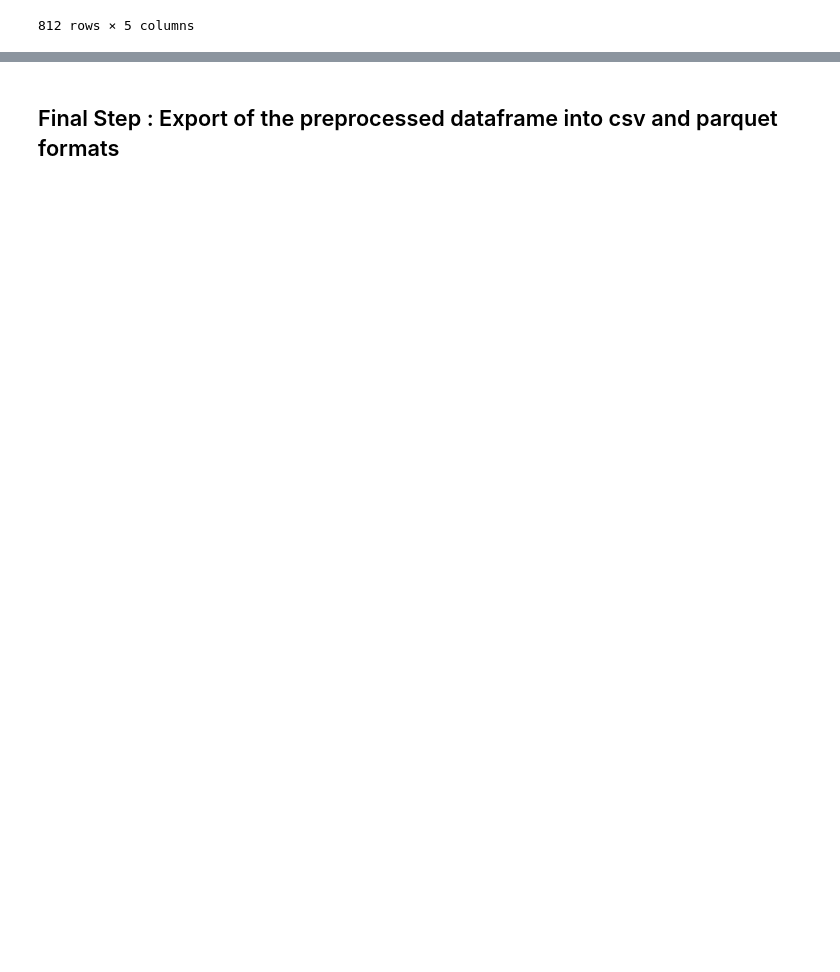
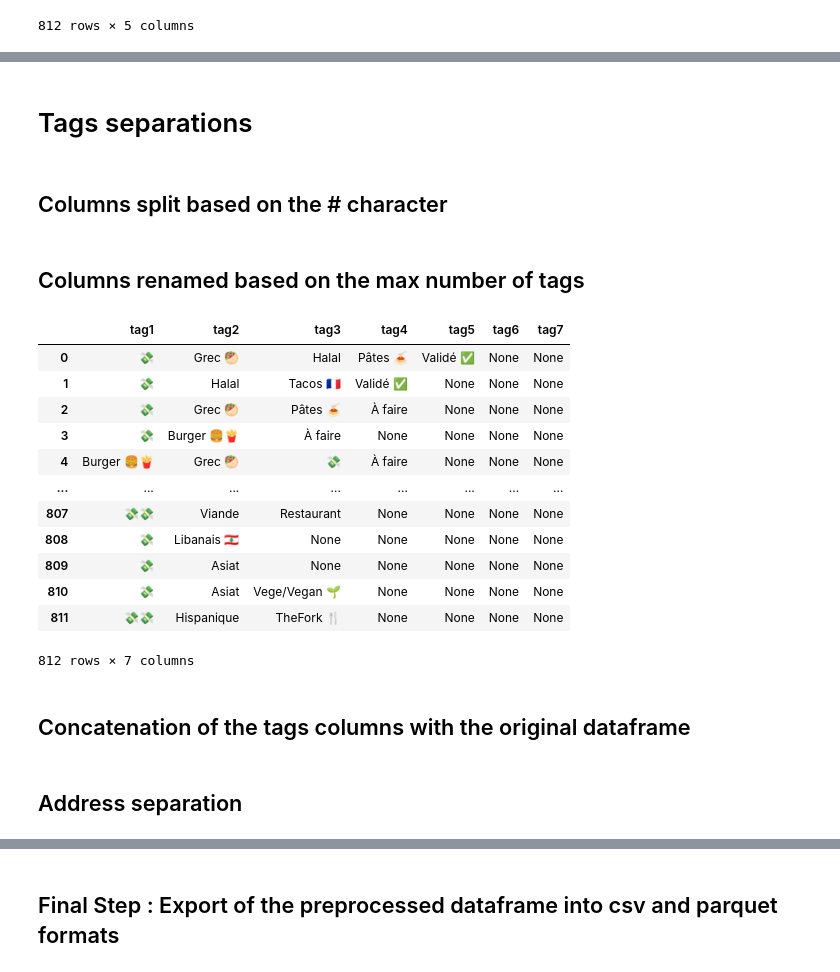
Before and after one commit to ephraim-amz/address-notebook-analysis, a Jupyter notebook: file-preprocessing-notebook.ipynb, the cells around one changed output, grey strips where cells are left out. Cells and saved outputs as stored; diff of their text form; code cells hidden in the pictures; blank space fills up the shorter version.

```diff
--- a/file-preprocessing-notebook.ipynb
+++ b/file-preprocessing-notebook.ipynb
@@ -75,0 +74,28 @@ privateless_df
+# %% [markdown]
+# Tags separations
+# %% [markdown]
+## Columns split based on the # character
+# %%
+df_tags_columns = privateless_df['tags'].str.split('#', expand=True)
+# %% [markdown]
+## Columns renamed based on the max number of tags
+# %%
+df_tags_columns.columns = [f'tag{i+1}' for i in range(df_tags_columns.shape[1])]
+# %%
+df_tags_columns
+# %% [output]
+|  | tag1 | tag2 | tag3 | tag4 | tag5 | tag6 | tag7 |
+| 0 | 💸 | Grec 🥙 | Halal | Pâtes 🍝 | Validé ✅ | None | None |
+| 1 | 💸 | Halal | Tacos 🇫🇷 | Validé ✅ | None | None | None |
+| 2 | 💸 | Grec 🥙 | Pâtes 🍝 | À faire | None | None | None |
+| 3 | 💸 | Burger 🍔🍟 | À faire | None | None | None | None |
+| 4 | Burger 🍔🍟 | Grec 🥙 | 💸 | À faire | None | None | None |
+| ... | ... | ... | ... | ... | ... | ... | ... |
+| 807 | 💸💸 | Viande | Restaurant | None | None | None | None |
+| 808 | 💸 | Libanais 🇱🇧 | None | None | None | None | None |
+| 809 | 💸 | Asiat | None | None | None | None | None |
+| 810 | 💸 | Asiat | Vege/Vegan 🌱 | None | None | None | None |
+| 811 | 💸💸 | Hispanique | TheFork 🍴 | None | None | None | None |
+812 rows × 7 columns
+# %% [markdown]
+## Concatenation of the tags columns with the original dataframe
@@ -75,0 +106,2 @@ privateless_df
+# %% [markdown]
+## Address separation
```
Also changed, not shown: parts of 22 cells of this notebook, 2 other files.
